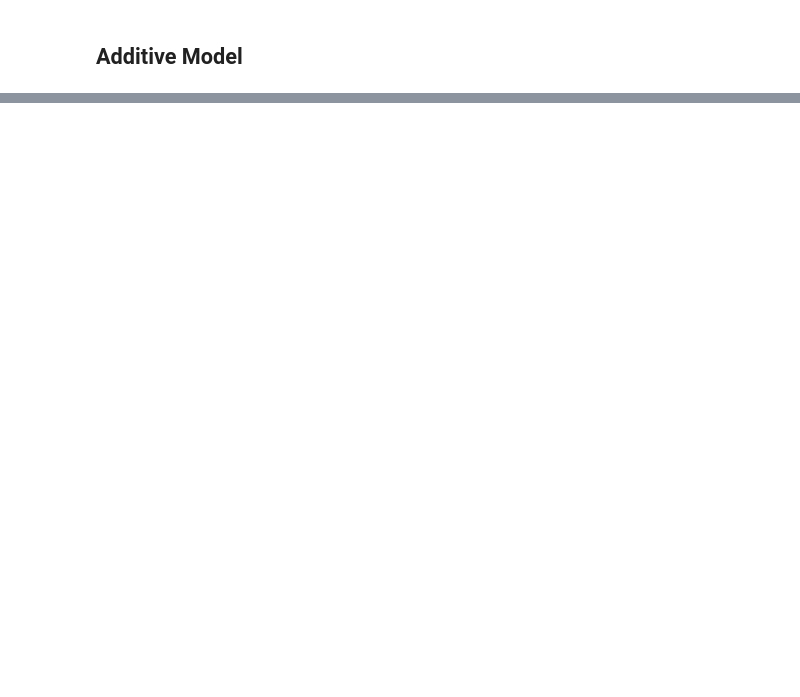
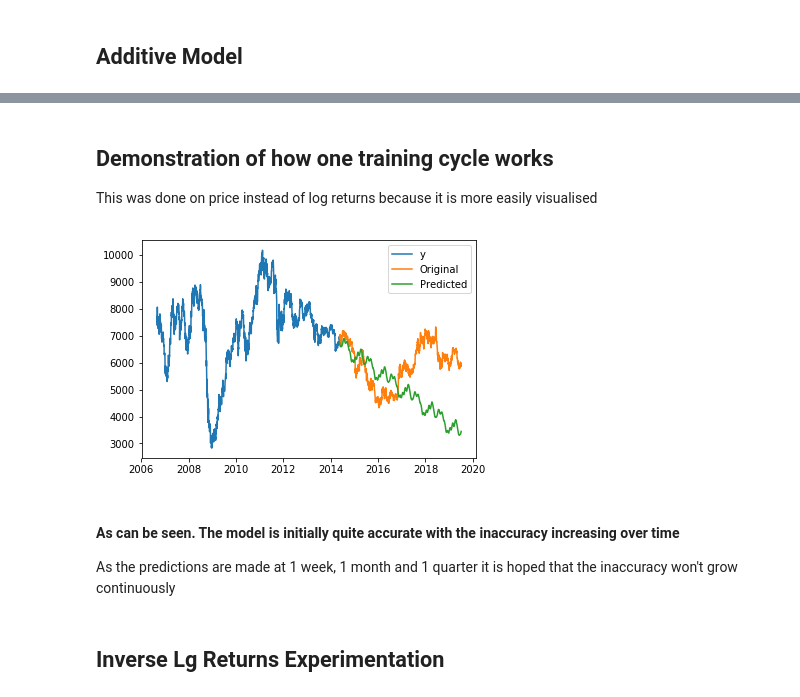
Before and after one commit to msc-acse/acse-9-independent-research-project-OliverJBoom, a Jupyter notebook: Additive_Model.ipynb, the cells around one changed output, grey strips where cells are left out. Drawn from its saved outputs; the diff is of its cells as text; code cells hidden in the pictures; blank space fills up the shorter version.

Commit message:
Additive model added. Need to run for backtest on data. Issues with inverse log calculations, believe the root cause is the place at which the log returns is calcualted in the first place

```diff
--- a/Additive_Model.ipynb
+++ b/Additive_Model.ipynb
@@ -108,4 +89,0 @@ print(df.head())
-# %%
-model.fit(df)
-future = model.make_future_dataframe(periods=365)
-forecast = model.predict(future)
@@ -125,0 +161,32 @@ plt.plot(forecast.ds, forecast.yhat)
+# %% [markdown]
+## Demonstration of how one training cycle works
+This was done on price instead of log returns because it is more easily visualised
+# %%
+# Create the dataframe in a format that works with prophet
+df = create_prophet_dataset(df_full["price_cu_lme"])
+model = Prophet(daily_seasonality=True)
+# The percentage of the data used for training
+train_percentage = 0.6
+# Convert string to timestamp
+split_date = df["ds"].iloc[int(train_percentage * len(df))]
+# Creating the training set
+df_train = df.loc[df["ds"] <= split_date].copy()
+# Creating the test set
+df_test = df.loc[df["ds"] > split_date].copy()
+# %%
+model.fit(df_train)
+# Join the forecast on ds
+forecast = model.predict(df_test.reset_index()[["ds"]])[["ds", "yhat"]]
+# %%
+df_test = pd.merge(df_test, forecast, on="ds")
+# %%
+plt.plot(df_train["ds"], df_train["y"])
+plt.plot(df_test["ds"], df_test["y"], label="Original")
+plt.plot(df_test["ds"], df_test["yhat"], label="Predicted")
+plt.legend()
+plt.show()
+# %% [output]
+[figure, added]
+# %% [markdown]
+#### As can be seen. The model is initially quite accurate with the inaccuracy increasing over time
+As the predictions are made at 1 week, 1 month and 1 quarter it is hoped that the inaccuracy won't grow continuously
@@ -125,0 +195,2 @@ plt.plot(forecast.ds, forecast.yhat)
+# %% [markdown]
+## Inverse Lg Returns Experimentation
```
Also changed, not shown: parts of 21 cells of this notebook, 1 other file.
